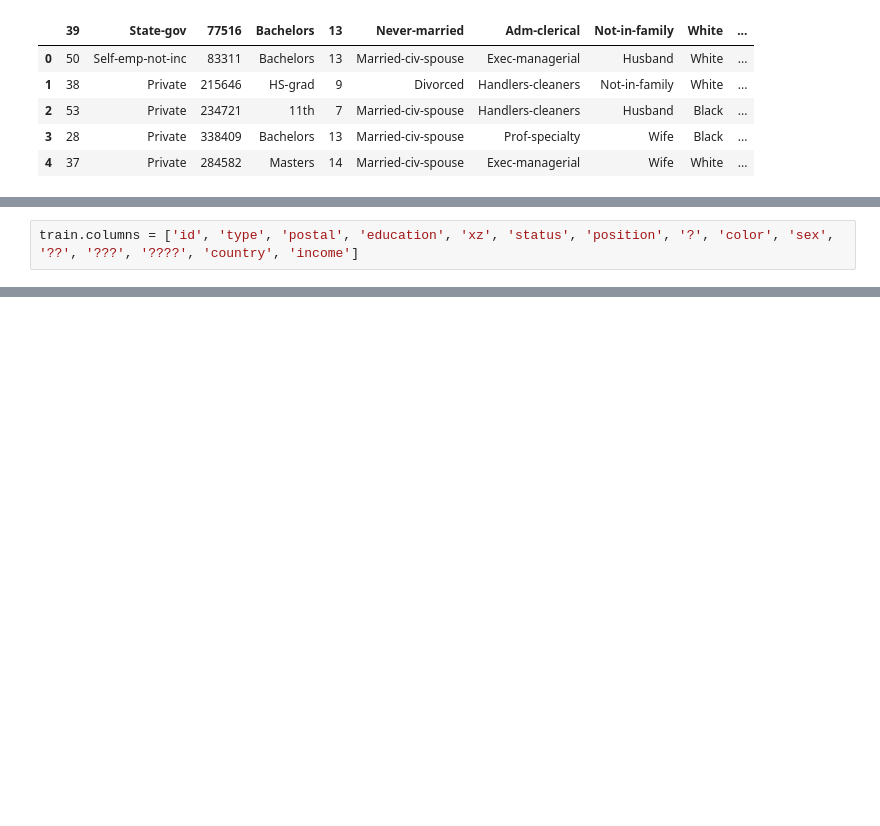
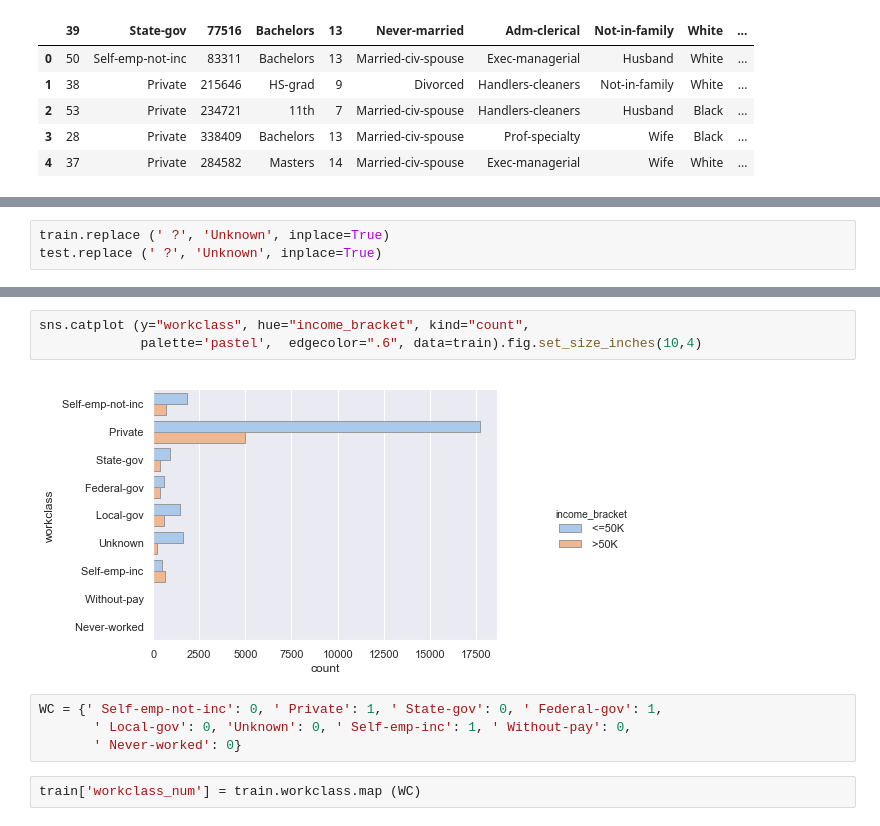
Before and after one commit to volchugin/US-census, a Jupyter notebook: Develop/2019-04-01_US-census_Data_exploration_DV.ipynb, the cells around one changed output, grey strips where cells are left out. Drawn from its saved outputs; the diff is of its cells as text; blank space fills up the shorter version.

```diff
--- a/Develop/2019-04-01_US-census_Data_exploration_DV.ipynb
+++ b/Develop/2019-04-01_US-census_Data_exploration_DV.ipynb
@@ -47,2 +51,0 @@ msngo.matrix(train);
-# %%
-train.columns = ['id', 'type', 'postal', 'education', 'xz', 'status', 'position', '?', 'color', 'sex', '??', '???', '????', 'country', 'income']
@@ -48,0 +121,3 @@ train.columns = ['id', 'type', 'postal', 'education', 'xz', 'status', 'position'
+# %%
+train.replace (' ?', 'Unknown', inplace=True)
+test.replace (' ?', 'Unknown', inplace=True)
@@ -48,0 +143,11 @@ train.columns = ['id', 'type', 'postal', 'education', 'xz', 'status', 'position'
+# %%
+sns.catplot (y="workclass", hue="income_bracket", kind="count",
+             palette='pastel',  edgecolor=".6", data=train).fig.set_size_inches(10,4)
+# %% [output]
+[figure, added]
+# %%
+WC = {' Self-emp-not-inc': 0, ' Private': 1, ' State-gov': 0, ' Federal-gov': 1,
+       ' Local-gov': 0, 'Unknown': 0, ' Self-emp-inc': 1, ' Without-pay': 0,
+       ' Never-worked': 0}
+# %%
+train['workclass_num'] = train.workclass.map (WC)
```
Also changed, not shown: parts of 42 cells of this notebook, 1 other file.
